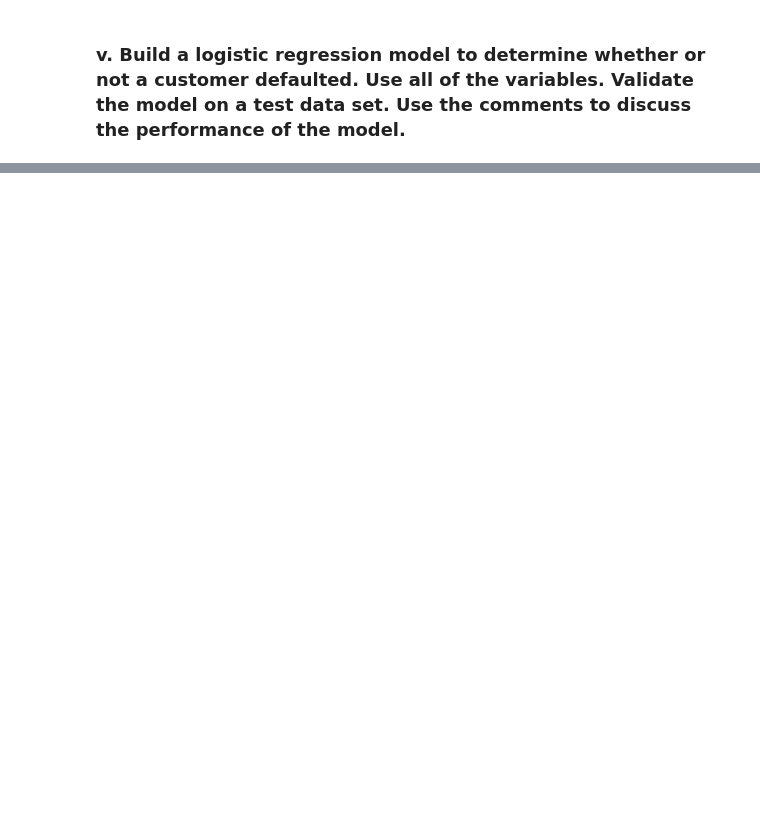
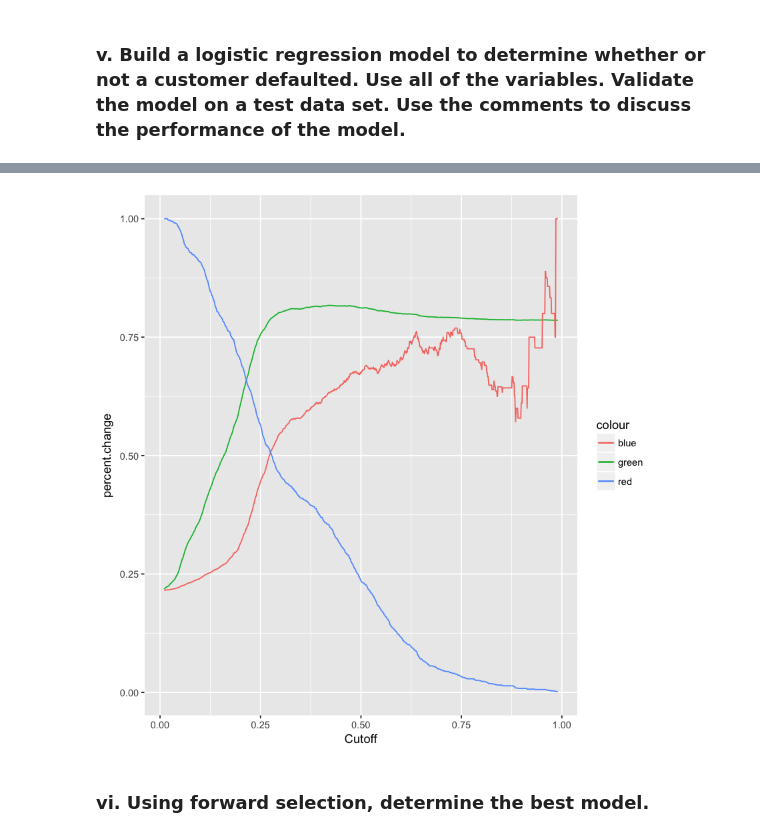
Before and after one commit to Sardhendu/Study, a Jupyter notebook: Data-Prep-Analysis/CreditDefault-Assignment-4.ipynb, the cells around one changed output, grey strips where cells are left out. Cells and saved outputs as stored; diff of their text form; code cells hidden in the pictures; blank space fills up the shorter version.

```diff
--- a/Data-Prep-Analysis/CreditDefault-Assignment-4.ipynb
+++ b/Data-Prep-Analysis/CreditDefault-Assignment-4.ipynb
@@ -212,0 +251,36 @@ str(credit.trainData)
+# %%
+# Plot and calculate the acuracy, specificity and sensitivity for different range of cut-offs
+# For a credit default we are more interested in having a high recall or high sensitivity
+performanceMetric <- function (cutoffRange, y, y_hat){
+    y_bin <- y_hat
+    actualYesIndex <- which(y==1)
+#     perfMetric <- data.frame()
+    perfMetric <- matrix(0,length(cutoffRange),3)    # 3 is because we calculate accuracy, sensitivity and specificity
+    for (i in 1:length(cutoffRange)){
+#         print (cutOFF)
+        predYesIndex <- which(y_hat>=cutoffRange[i])
+        bothYesIndex <- intersect(actualYesIndex,predYesIndex)
+
+        # Get the Binomial prediction based on cut-off value
+        y_bin[predYesIndex] <- 1
+        y_bin[-predYesIndex] <- 0
+
+        # Calculate the accuracy, specificity and sensitivity
+        accuracy <- length(which(y_bin == y))/length(y)
+        specificity <- length(bothYesIndex)/length(predYesIndex)
+        sensitivity <- length(bothYesIndex)/length(actualYesIndex)
+        cbind(accuracy, specificity, sensitivity)
+
+        perfMetric[i,] <- cbind(accuracy, specificity, sensitivity)
+    }
+
+    return (perfMetric)
+
+}
+# %%
+# Range for cuttoff
+cutoffRange <- seq(.01,.99,length=1000)
+perfMatrix <- performanceMetric(cutoffRange, credit.testData$default, credit.testData$defaultPred)
+perfDF <- data.frame(perfMatrix)
+names(perfDF) <- c('accuracy', 'specificity', 'sensitivity')
+head(perfDF)
@@ -212,0 +295,13 @@ str(credit.trainData)
+# %%
+p <- ggplot() +
+  geom_line(data = perfDF, aes(x = cutoffRange, y = accuracy, color = "green")) +
+  geom_line(data = perfDF, aes(x = cutoffRange, y = specificity, color = "blue")) +
+  geom_line(data = perfDF, aes(x = cutoffRange, y = sensitivity, color = "red")) +
+#   geom_line(data = jobsAFAM2, aes(x = data_date, y = Percent.Change, color = "blue"))  +
+  xlab('Cutoff') +
+  ylab('percent.change')
+p
+# %% [output]
+[figure, added]
+# %% [markdown]
+### vi. Using forward selection, determine the best model.
```
Also changed, not shown: parts of 15 cells of this notebook, 2 other files.
